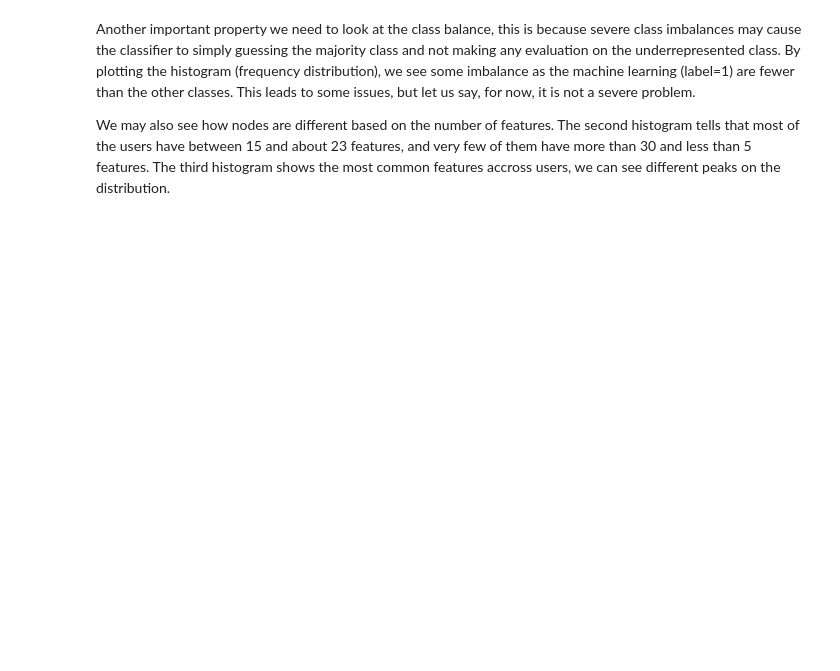
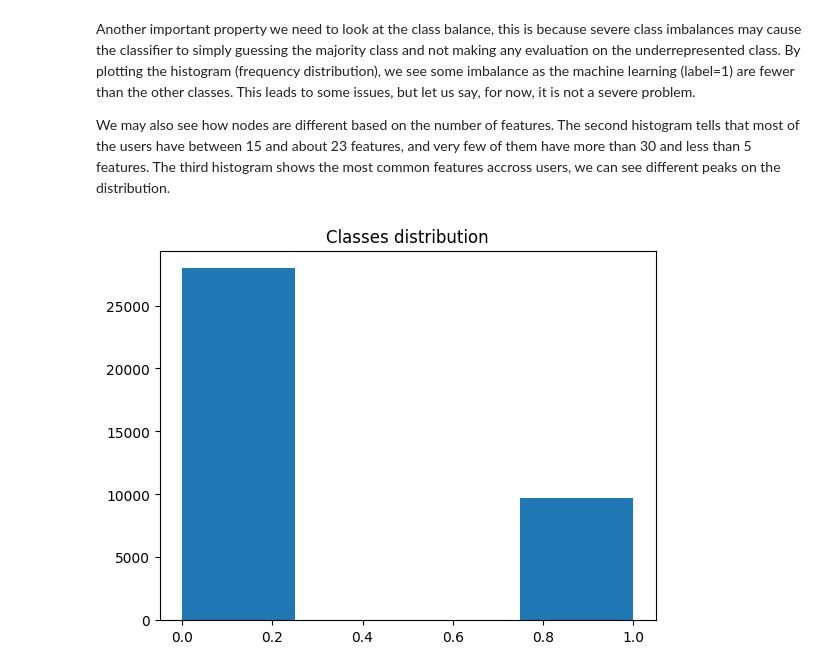
Before and after one commit to m-np/movielens20M, a Jupyter notebook: explore-gnn-musae.ipynb, the cells around one changed output. Cells and saved outputs as stored; diff of their text form; code cells hidden in the pictures; blank space fills up the shorter version.

```diff
--- a/explore-gnn-musae.ipynb
+++ b/explore-gnn-musae.ipynb
@@ -79,3 +141,17 @@ print(target_df.tail(5).to_markdown())
 Another important property we need to look at the class balance, this is because severe class imbalances may cause the classifier to simply guessing the majority class and not making any evaluation on the underrepresented class. By plotting the histogram (frequency distribution), we see some imbalance as the machine learning (label=1) are fewer than the other classes. This leads to some issues, but let us say, for now, it is not a severe problem.
 
 We may also see how nodes are different based on the number of features. The second histogram tells that most of the users have between 15 and about 23 features, and very few of them have more than 30 and less than 5 features. The third histogram shows the most common features accross users, we can see different peaks on the distribution.
+# %%
+plt.hist(target_df.ml_target,bins=4);
+plt.title("Classes distribution")
+plt.show()
+
+# plt.hist(feat_counts,bins=20)
+# plt.title("Number of features per graph distribution")
+# plt.show()
+
+# plt.hist(feats_to_id,bins=50)
+# plt.title("Features distribution")
+# plt.show()
+# %% [output]
+[figure, added]
```
Also changed, not shown: parts of 30 cells of this notebook.
